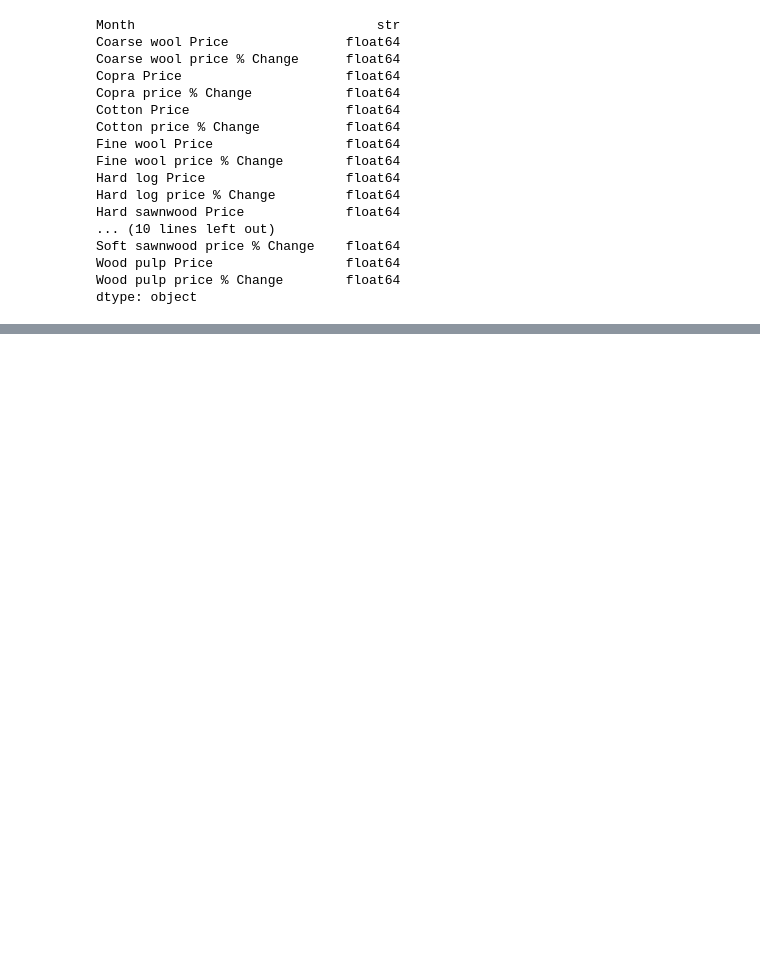
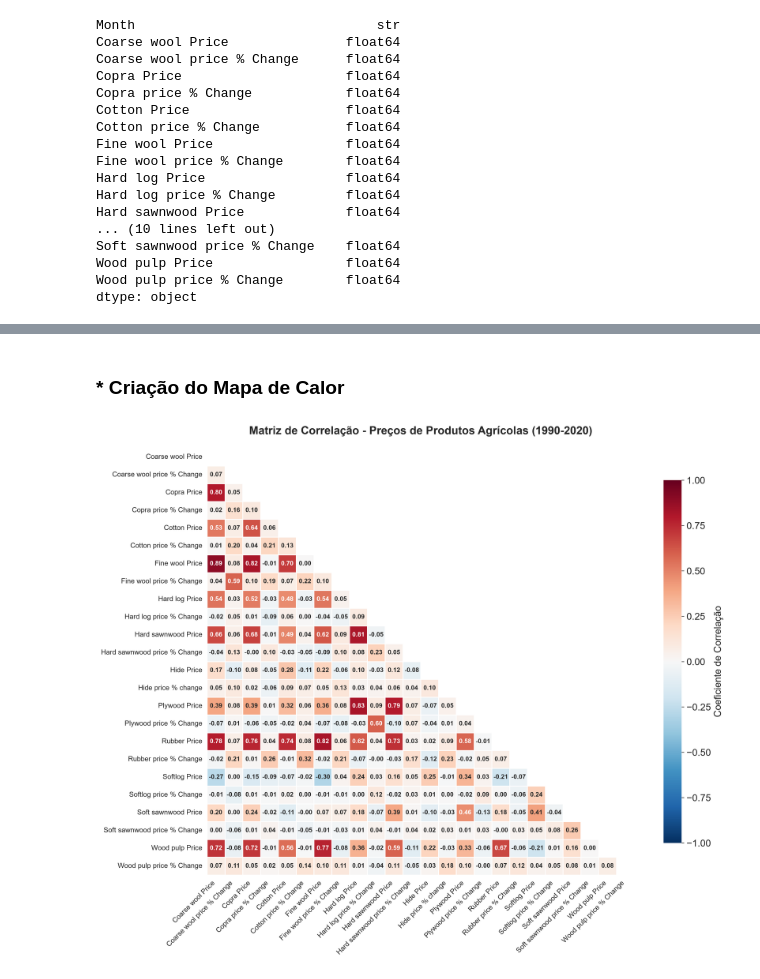
Before and after one commit to Cadu-Soares/EDA-PRODUTOS-AGRICOLAS, a Jupyter notebook: notebooks/main.ipynb, the cells around one changed output, grey strips where cells are left out. Drawn from its saved outputs; the diff is of its cells as text; code cells hidden in the pictures; blank space fills up the shorter version.

```diff
--- a/notebooks/main.ipynb
+++ b/notebooks/main.ipynb
@@ -122,0 +123,5 @@ df.head(10)
+# %%
+#Formatação da coluna Month para o tipo datetime
+df["Month"] = pd.to_datetime(df["Month"], format='%b-%y', yearfirst=False, errors='coerce')
+
+df = df.set_index("Month")
@@ -122,0 +141,65 @@ df.head(10)
+# %%
+# **Configuração do Ambiente de Visualização (como os gráficos serão renderizados**)
+%matplotlib inline
+sns.set_style('whitegrid') # Definição do estilo visual padrão do Seaborn para os gráficos.
+matplotlib.rcParams['figure.figsize'] = (12, 6) # Ajuste do tamanho padrão das figuras do Matplotlib.
+matplotlib.rcParams['font.size'] = 14 # Definição do tamanho padrão da fonte usada em textos dos gráficos.
+matplotlib.rcParams['axes.labelsize'] = 14 # Definição do tamanho da fonte especificamente dos rótulos dos eixos x e y.
+matplotlib.rcParams["figure.facecolor"] = "white" # Ajuste da cor de fundo da figura para branco.
+# %% [markdown]
+### *       **Criação do Mapa de Calor**
+# %%
+# Lista das matérias primas agrícolas presentes no dataset
+raw_data = [col for col in df.columns if col != 'year']
+
+# Matriz de correlação
+corrmat = df[raw_data].corr()
+
+# Criação defigura em alta resolução
+fig, ax = plt.subplots(figsize=(14, 11), dpi=300)
+
+# Mascarando a parte triangular superior da matriz de correlação para melhor visualização
+mask = np.triu(np.ones_like(corrmat, dtype=bool))
+
+# Criação do "heatmap" com paleta divergente (essencial para correlação)
+sns.heatmap(
+    corrmat,
+    mask=mask,
+    annot=True,                    # Mostrar valores
+    fmt=".2f",                     # Formato com 2 casas decimais
+    cmap='RdBu_r',                 # Paleta divergente vermelho-azul (melhor que coolwarm)
+    center=0,                      # Centralizar em zero (essencial para correlação)
+    vmin=-1, vmax=1,              # Escala fixa -1 a 1 (padrão para correlação)
+    square=True,                   # Células quadradas
+    linewidths=1.2,               # Bordas mais visíveis
+    linecolor='white',            # Bordas brancas para contraste
+    cbar_kws={
+        "shrink": 0.85,
+        "label": "Coeficiente de Correlação",
+        "orientation": "vertical"
+    },
+    ax=ax,
+    annot_kws={"size": 9, "weight": "bold"}  # Anotações mais legíveis
+)
+
+# Melhoria de títulos e rótulos
+ax.set_title(
+    "Matriz de Correlação - Preços de Produtos Agrícolas (1990-2020)",
+    fontsize=16,
+    fontweight='bold',
+    pad=20
+)
+
+# Rotacionar labels para melhor legibilidade
+ax.set_xticklabels(ax.get_xticklabels(), rotation=45, ha='right', fontsize=10)
+ax.set_yticklabels(ax.get_yticklabels(), rotation=0, fontsize=10)
+
+# Adicionar grid subtil para melhor legibilidade
+ax.grid(False)
+
+# Layout otimizado
+plt.tight_layout()
+plt.savefig('heatmap_correlation.png', dpi=300, bbox_inches='tight', facecolor='white')
+plt.show()
+# %% [output]
+[figure, added]
```
Also changed, not shown: parts of 12 cells of this notebook, 1 other file.
